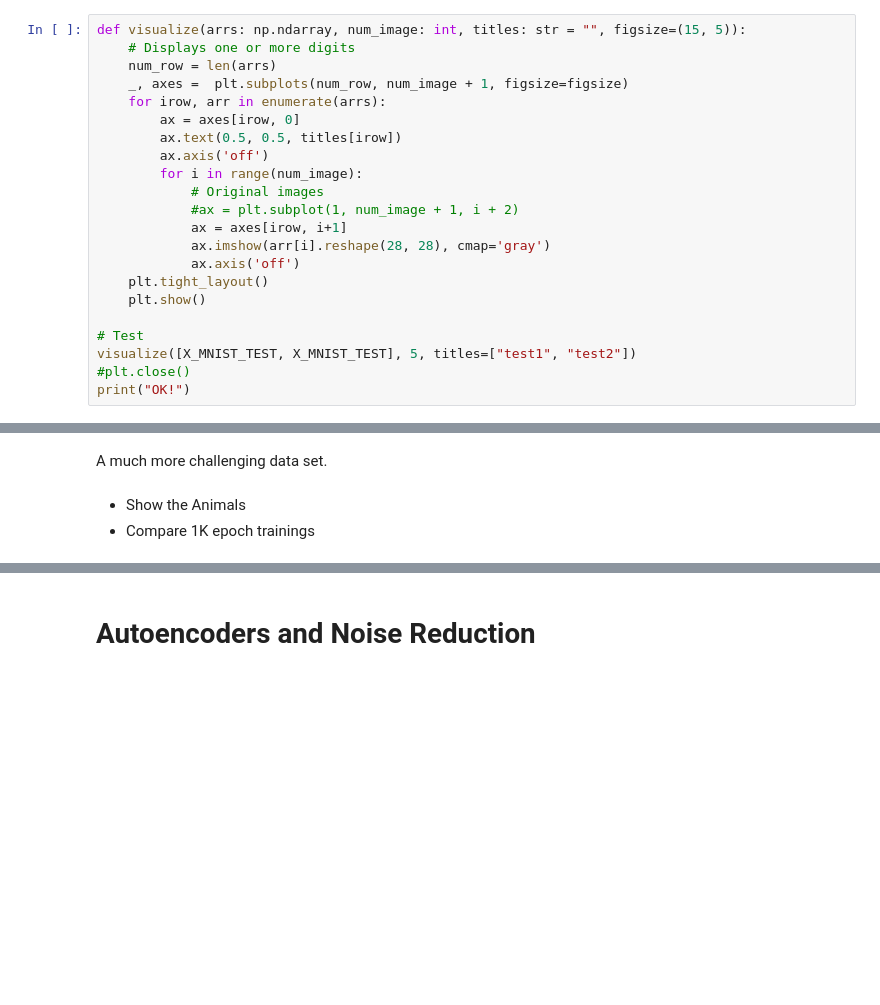
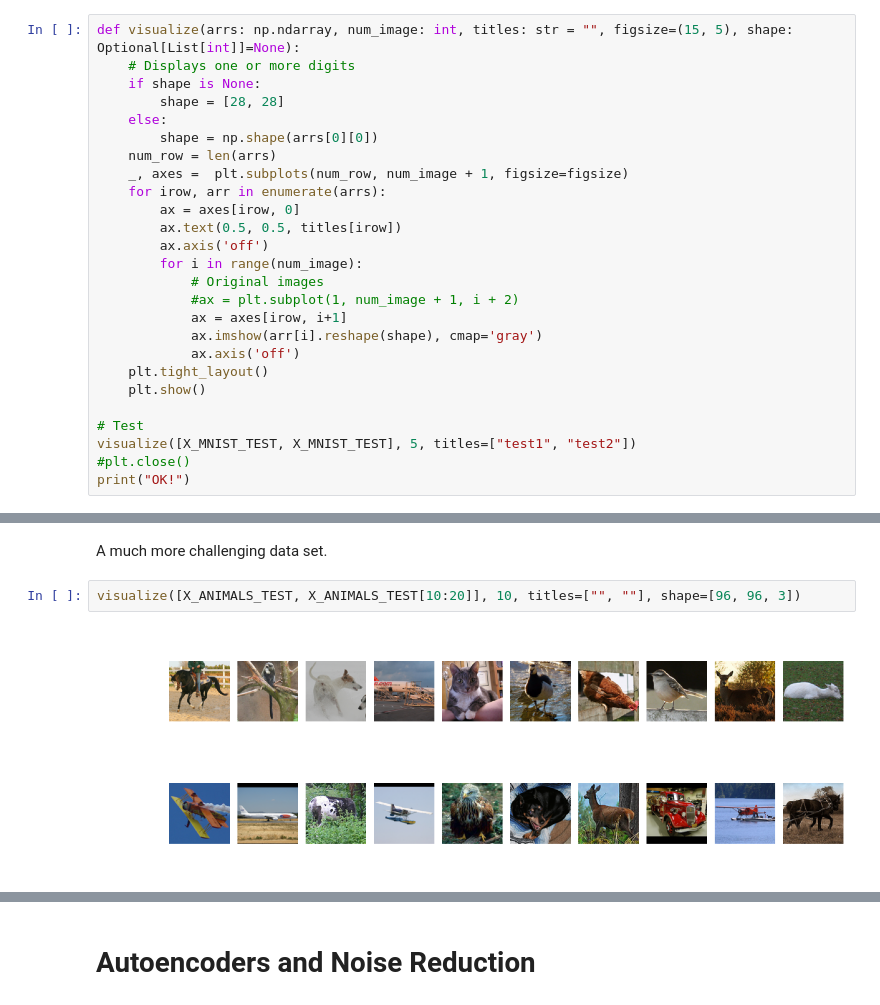
Before and after one commit to joseph-hellerstein/pixel_proficiency, a Jupyter notebook: notebooks/Pixel_Proficiency_4_self-supervised-autoencoders.ipynb, the cells around one changed output, grey strips where cells are left out. Drawn from its saved outputs; the diff is of its cells as text; blank space fills up the shorter version.

```diff
--- a/notebooks/Pixel_Proficiency_4_self-supervised-autoencoders.ipynb
+++ b/notebooks/Pixel_Proficiency_4_self-supervised-autoencoders.ipynb
@@ -187,8 +187,12 @@ MNIST_IMAGE_SHAPE
 # %% [markdown]
 ## visualize
 # %%
-def visualize(arrs: np.ndarray, num_image: int, titles: str = "", figsize=(15, 5)):
+def visualize(arrs: np.ndarray, num_image: int, titles: str = "", figsize=(15, 5), shape: Optional[List[int]]=None):
     # Displays one or more digits
+    if shape is None:
+        shape = [28, 28]
+    else:
+        shape = np.shape(arrs[0][0])
     num_row = len(arrs)
     _, axes =  plt.subplots(num_row, num_image + 1, figsize=figsize)
     for irow, arr in enumerate(arrs):
@@ -199,7 +203,7 @@ def visualize(arrs: np.ndarray, num_image: int, titles: str = "", figsize=(15, 5
             # Original images
             #ax = plt.subplot(1, num_image + 1, i + 2)
             ax = axes[irow, i+1]
-            ax.imshow(arr[i].reshape(28, 28), cmap='gray')
+            ax.imshow(arr[i].reshape(shape), cmap='gray')
             ax.axis('off')
     plt.tight_layout()
     plt.show()
@@ -664,7 +693,8 @@ CAE_MNIST.plotLoss()
 # Autoencoders on Animals Data
 # %% [markdown]
 A much more challenging data set.
-# %% [markdown]
-* Show the Animals
-* Compare 1K epoch trainings
+# %%
+visualize([X_ANIMALS_TEST, X_ANIMALS_TEST[10:20]], 10, titles=["", ""], shape=[96, 96, 3])
+# %% [output]
+[figure, added]
 # %%
```
Also changed, not shown: parts of 20 cells of this notebook, 1 other file.
